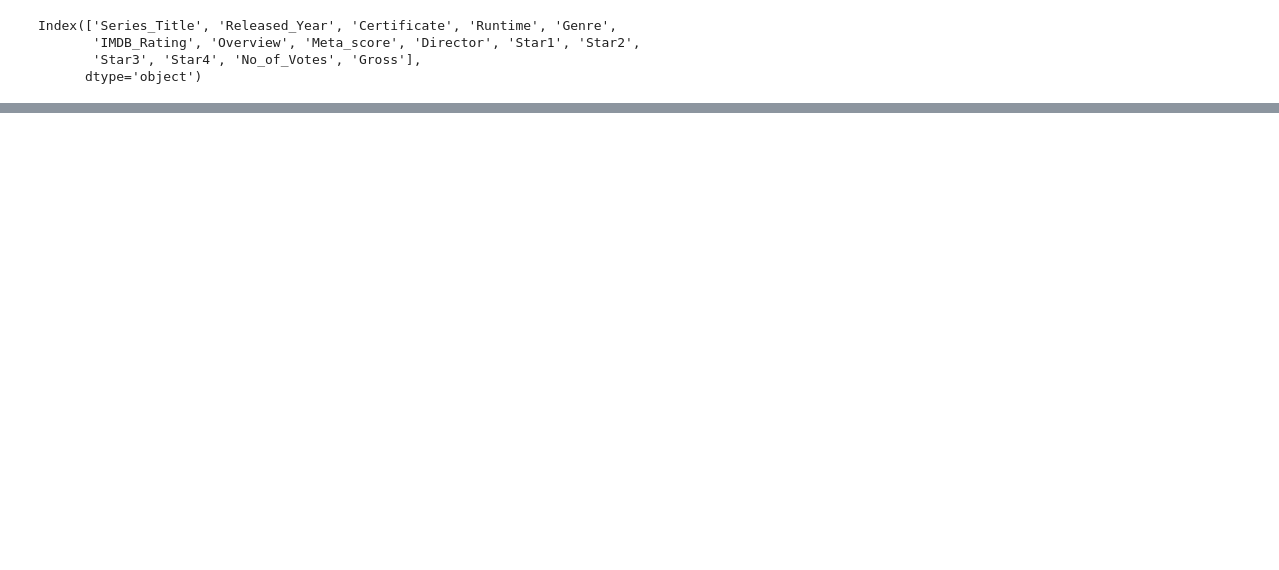
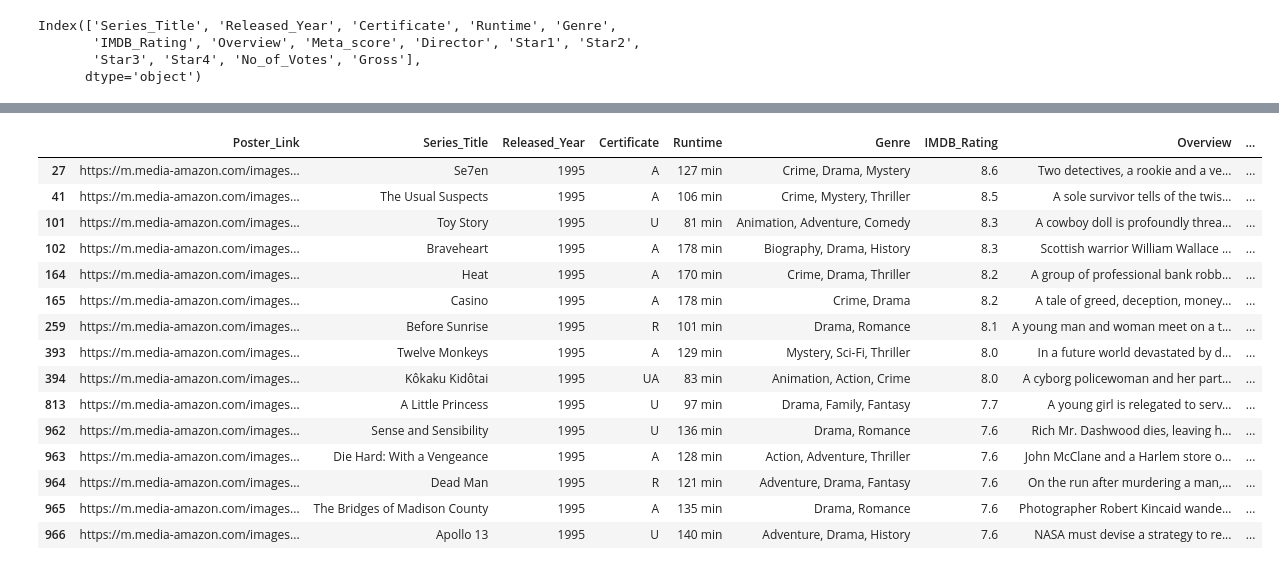
Before and after one commit to janderwow/imdb_movies, a Jupyter notebook: imdb.ipynb, the cells around one changed output, grey strips where cells are left out. Saved outputs shown, nothing was run; the diff lists cells and outputs as text; code cells hidden in the pictures; blank space fills up the shorter version.

```diff
--- a/imdb.ipynb
+++ b/imdb.ipynb
@@ -203,0 +212,30 @@ dataset[dataset['Released_Year'] == 'PG']
+# %%
+#dataset['Released_Year'] == dataset['Released_Year'] == 'PG'
+# dataset[dataset['Released_Year'] == 'PG'] = dataset['Released_Year'].str.replace('PG','1995')
+# dataset[dataset['Released_Year'] == 'PG'].replace("PG", "1995", inplace=True)
+'''m = df['conlumn_a'] == 'apple'
+df.loc[m, 'conlumn_b'] = df.loc[m, 'conlumn_b'].replace(11, 'XXX')
+
+df'''
+
+m = dataset['Released_Year'] == 'PG'
+dataset.loc[m, 'Released_Year'] = dataset.loc[m, 'Released_Year'].replace('PG','1995')
+
+dataset[dataset['Released_Year'] == '1995']
+# %% [output]
+|  | Poster_Link | Series_Title | Released_Year | Certificate | Runtime | Genre | IMDB_Rating | Overview | ... |
+| 27 | https://m.media-amazon.com/images... | Se7en | 1995 | A | 127 min | Crime, Drama, Mystery | 8.6 | Two detectives, a rookie and a ve... | ... |
+| 41 | https://m.media-amazon.com/images... | The Usual Suspects | 1995 | A | 106 min | Crime, Mystery, Thriller | 8.5 | A sole survivor tells of the twis... | ... |
+| 101 | https://m.media-amazon.com/images... | Toy Story | 1995 | U | 81 min | Animation, Adventure, Comedy | 8.3 | A cowboy doll is profoundly threa... | ... |
+| 102 | https://m.media-amazon.com/images... | Braveheart | 1995 | A | 178 min | Biography, Drama, History | 8.3 | Scottish warrior William Wallace ... | ... |
+| 164 | https://m.media-amazon.com/images... | Heat | 1995 | A | 170 min | Crime, Drama, Thriller | 8.2 | A group of professional bank robb... | ... |
+| 165 | https://m.media-amazon.com/images... | Casino | 1995 | A | 178 min | Crime, Drama | 8.2 | A tale of greed, deception, money... | ... |
+| 259 | https://m.media-amazon.com/images... | Before Sunrise | 1995 | R | 101 min | Drama, Romance | 8.1 | A young man and woman meet on a t... | ... |
+| 393 | https://m.media-amazon.com/images... | Twelve Monkeys | 1995 | A | 129 min | Mystery, Sci-Fi, Thriller | 8.0 | In a future world devastated by d... | ... |
+| 394 | https://m.media-amazon.com/images... | Kôkaku Kidôtai | 1995 | UA | 83 min | Animation, Action, Crime | 8.0 | A cyborg policewoman and her part... | ... |
+| 813 | https://m.media-amazon.com/images... | A Little Princess | 1995 | U | 97 min | Drama, Family, Fantasy | 7.7 | A young girl is relegated to serv... | ... |
+| 962 | https://m.media-amazon.com/images... | Sense and Sensibility | 1995 | U | 136 min | Drama, Romance | 7.6 | Rich Mr. Dashwood dies, leaving h... | ... |
+| 963 | https://m.media-amazon.com/images... | Die Hard: With a Vengeance | 1995 | A | 128 min | Action, Adventure, Thriller | 7.6 | John McClane and a Harlem store o... | ... |
+| 964 | https://m.media-amazon.com/images... | Dead Man | 1995 | R | 121 min | Adventure, Drama, Fantasy | 7.6 | On the run after murdering a man,... | ... |
+| 965 | https://m.media-amazon.com/images... | The Bridges of Madison County | 1995 | A | 135 min | Drama, Romance | 7.6 | Photographer Robert Kincaid wande... | ... |
+| 966 | https://m.media-amazon.com/images... | Apollo 13 | 1995 | U | 140 min | Adventure, Drama, History | 7.6 | NASA must devise a strategy to re... | ... |
```
Also changed, not shown: parts of 8 cells of this notebook.
